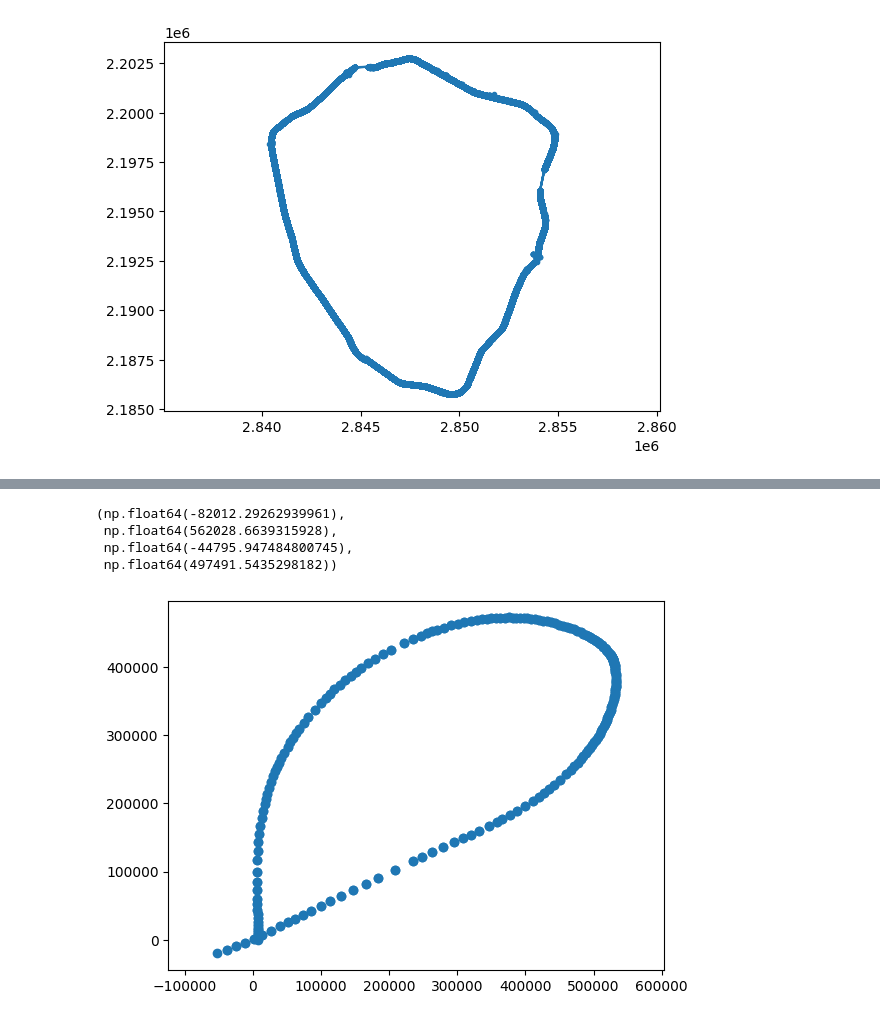
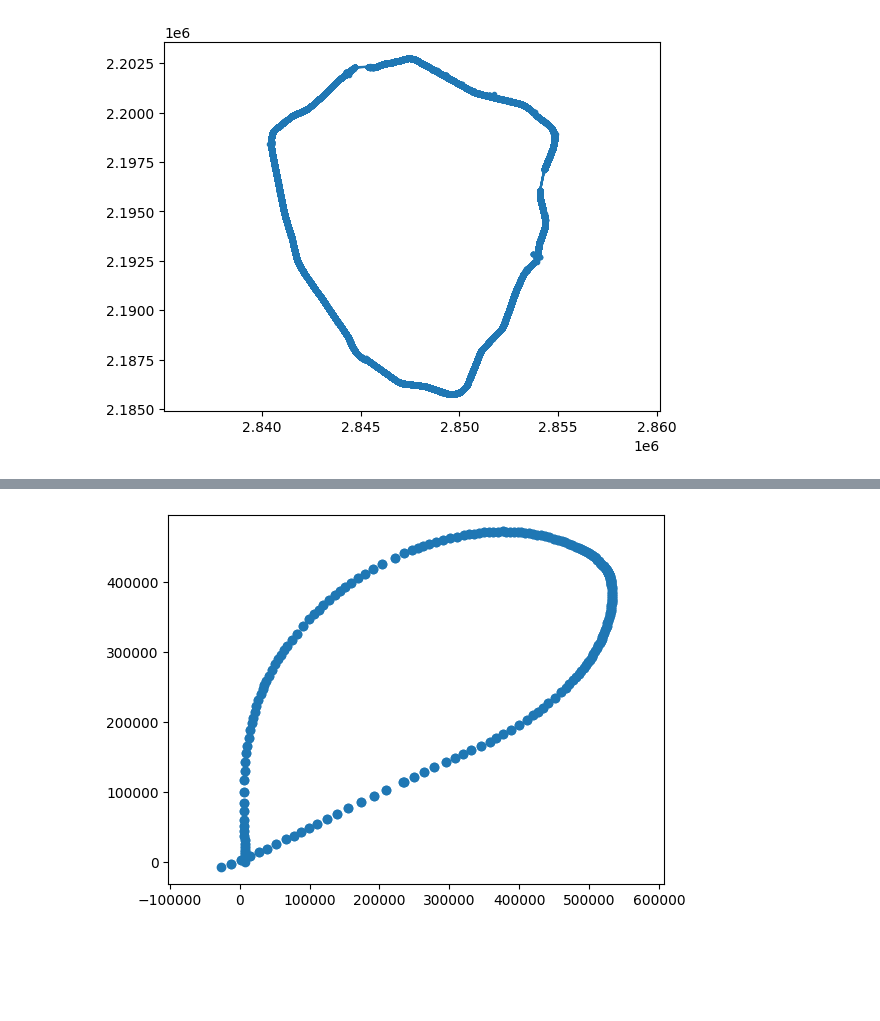
Before and after one commit to Andrudewt/perspective, a Jupyter notebook: proc_1.ipynb, the cells around one changed output, grey strips where cells are left out. Cells and saved outputs as stored; diff of their text form; code cells hidden in the pictures; blank space fills up the shorter version.

```diff
--- a/proc_1.ipynb
+++ b/proc_1.ipynb
@@ -9,7 +9,7 @@ pmatrix_new = np.load('./data/pmatrix_new.npy')
 new_w = int(np.load('./data/new_w.npy'))
 new_h = int(np.load('./data/new_h.npy'))
 # %%
-src = r'./data/3/masks'
+src = r'./data/4/masks'
 img_fs = [os.path.join(src, f) for f in os.listdir(src) if f.endswith('.jpg')]
 msk_fs = [os.path.join(src, f) for f in os.listdir(src) if f.endswith('.npy')]
 
@@ -473,3 +198,6 @@ for i, (m_f, c) in enumerate(zip(msk_fs[0:-1], coord[0:-1])):  # 0:-1 0:2 13:14
 5
 [figure]
 ... (188 outputs left out)
+# %%
+data = np.load(r"D:\Projects\perspective\data\4\data_4.npy")
+data.shape
@@ -556,67 +231,33 @@ plt.show()
 # %%
 # вар № 4
-# нов, без накопления, от угла кривой кажд кадра
-# yx_centr низ [-1], верх [0]
+# без накопления, от угла кривой кажд кадра
 
 coords = []
 
-for i, (m_f, c) in enumerate(zip(msk_fs[0:-1], coord[0:-1])):  # 0:-1 0:2 13:14 20:22 20:32 29:32 80:90
-    # пройденный путь до след коорд
-    L = (coord[i+1] - coord[i])
-
-    mask = load_warp(m_f)
-    mask = mask[mask.shape[0]-L: mask.shape[0]+1]  # низ маски. низ - текущ коорд, верх след коорд (включительно)
-
-    # mask = bend(mask, shift=2000)  # !! для теста
-    _, yx_centr = find_rail_dots(mask, step=200)
-    # преобразовать ось Y (переворот). Т.к.координаты на маске от нуля вверху,
-    # реальные - от нуля внизу, и едем вперед
-    yx_centr = yx_centr.T
-    _y = yx_centr[:, 0]
-    _y = _y[::-1]
-    yx_centr[:, 0] = _y
-    # ===========================================
-    # лин регрессия
-    kb = np.polyfit(yx_centr[:, 0], yx_centr[:, 1], 1)
-    f = np.poly1d(kb)
-    y_n = np.arange(yx_centr.shape[0])
-    x_lin = f(yx_centr[:, 0])
-    yx_centr[:, 1] = x_lin
-    # ===========================================
-
+for i, (p1, p2) in enumerate(data[:], start=1):
     # угол наклона пути
-    p1 = yx_centr[-1][::-1]
-    p2 = yx_centr[0][::-1]
     dx = p2[0] - p1[0]
     dy = p2[1] - p1[1]
     alpha_curr = np.arctan2(dx, dy)
-    # print(alpha_curr)
-    # print(dx)
+    L = p2[1]
 
     # ================================
     # найти след точку с учетом предыдущ
-    if i > 0:
+    if i > 1:
         p1 = p2_next
-        # delta =  alpha_curr - alpha_prev
-        # alpha_curr += delta
-
         alpha_curr += alpha_prev
     # ================================
 
     # найти след точку в сист коорд
     unit_vector = np.array([np.sin(alpha_curr), np.cos(alpha_curr)])
     p2_next = p1 + L * unit_vector
 
     alpha_prev = alpha_curr
 
     coords.append([p1, p2_next])
 coords = np.vstack(coords)
 plt.scatter(coords[:, 0], coords[:, 1])
 plt.axis('equal');
 # %% [output]
-(np.float64(-82012.29262939961),
- np.float64(562028.6639315928),
- np.float64(-44795.947484800745),
- np.float64(497491.5435298182))
-[figure, old version]
+[figure, new version]
 # %%
```
Also changed, not shown: parts of 13 cells of this notebook.
